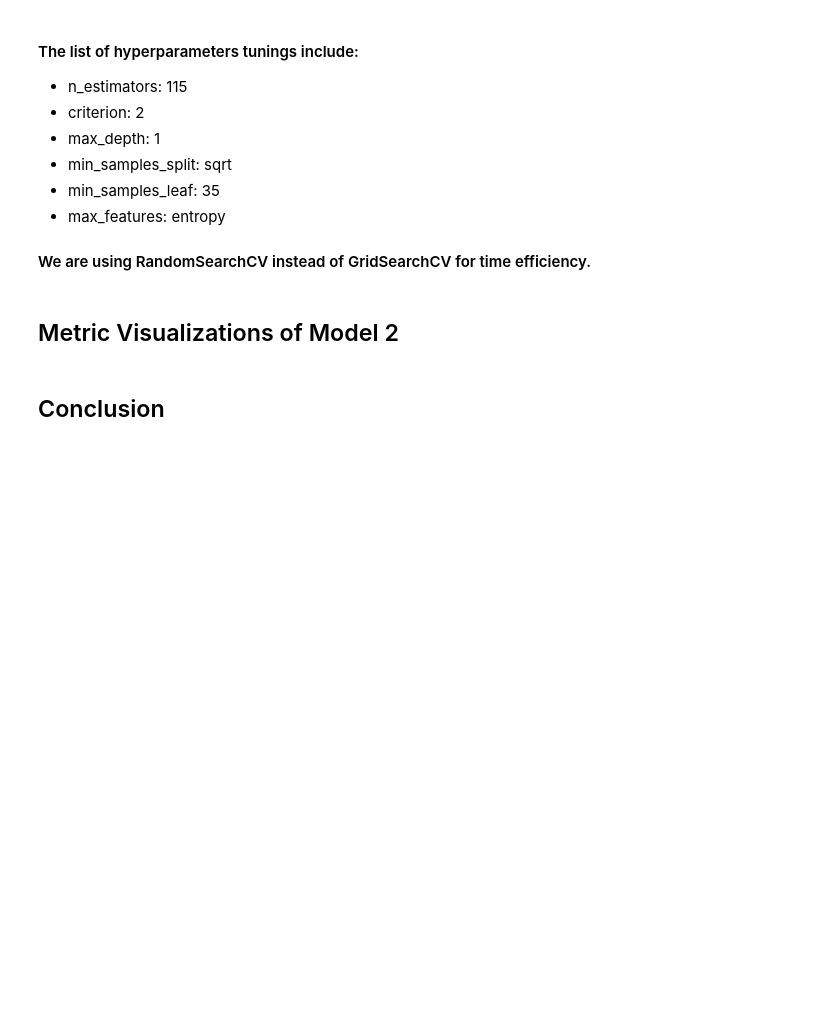
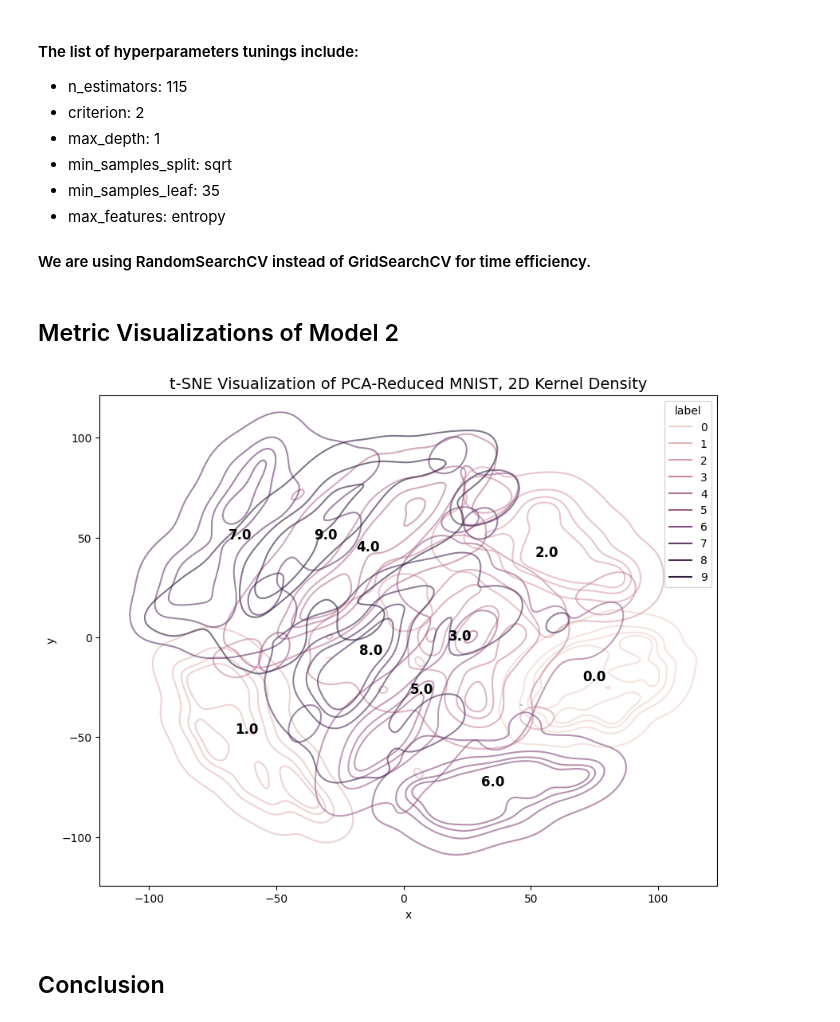
Before and after one commit to howiess/Competition, a Jupyter notebook: MNIST Digit Recognizer.ipynb, the cells around one changed output. Drawn from its saved outputs; the diff is of its cells as text; code cells hidden in the pictures; blank space fills up the shorter version.

Commit message:
added kernal plot

```diff
--- a/MNIST Digit Recognizer.ipynb
+++ b/MNIST Digit Recognizer.ipynb
@@ -378,6 +382,30 @@ Total Time Taken: 54.36 minutes
 #### We are using RandomSearchCV instead of GridSearchCV for time efficiency.
 # %% [markdown]
 ## Metric Visualizations of Model 2
+# %%
+tsne = TSNE(n_components=2, random_state=33, perplexity=30, n_iter=1000)
+X_tsne = tsne.fit_transform(X)
+
+tsne_xy = pd.DataFreame(X_tsne, columns = ['x', 'y'])
+tsne_xy['label'] = y
+
+centers = tsne_xy.groupby("label")[["x", "y"]].mean().reset_index()
+# %%
+# Step 5: Plot 2D Kernel Density
+plt.figure(figsize=(10, 8))
+sns.kdeplot(data=tsne_xy, x="x", y="y", hue="label", fill=False, levels=5, alpha=0.6, color = 'tab10')
+
+# Add class labels at computed centers
+for _, row in centers.iterrows():
+    plt.text(row["x"], row["y"], str(row["label"]),
+             fontsize=12, fontweight='bold', ha='center', color="black")
+
+# Formatting
+plt.title("t-SNE Visualization of PCA-Reduced MNIST, 2D Kernel Density", fontsize=14)
+plt.grid(False)
+plt.show()
+# %% [output]
+[figure, added]
 # %% [markdown]
 ## Conclusion
 # %% [markdown]
```
Also changed, not shown: parts of 3 cells of this notebook.
